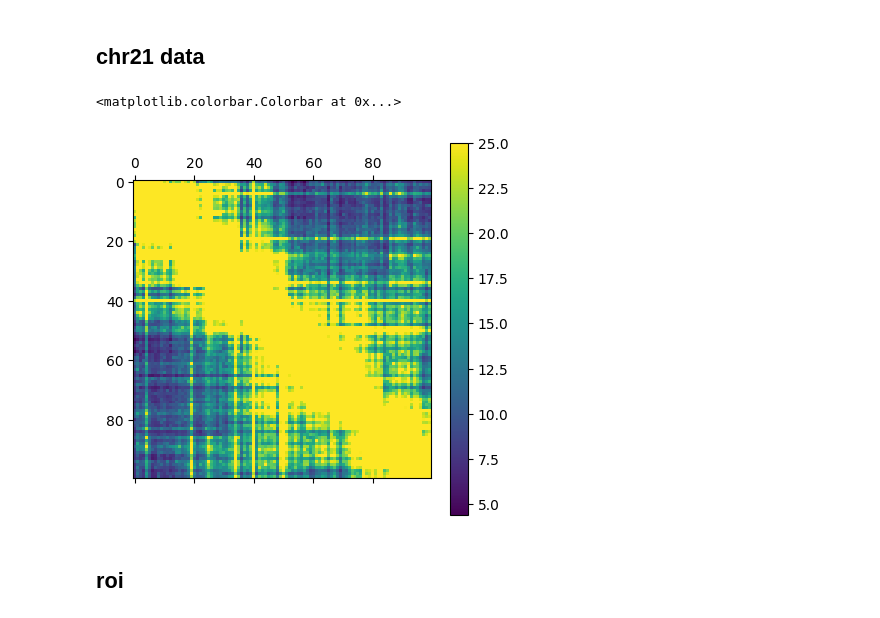
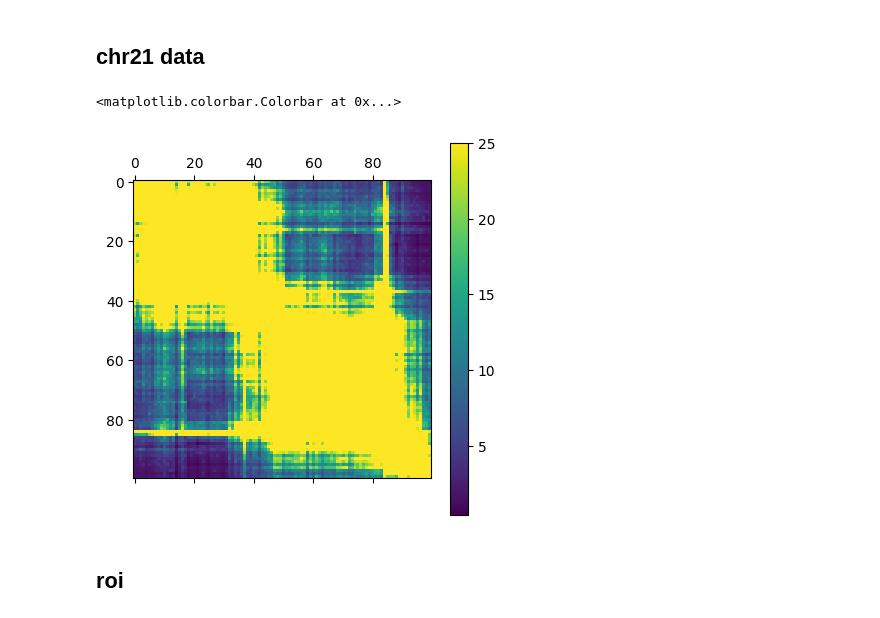
Before and after one commit to amulyagarimella/fast-sequencing-AI-imputation, a Jupyter notebook: notebooks/run_hicnn2.ipynb, the cells around one changed output. Saved outputs shown, nothing was run; the diff lists cells and outputs as text; code cells hidden in the pictures.

Commit message:
update visualizations

```diff
--- a/notebooks/run_hicnn2.ipynb
+++ b/notebooks/run_hicnn2.ipynb
@@ -59,17 +59,18 @@ for i in range(0, np.shape(orig_matrix_submat)[0]):
 ... (8 outputs left out)
 # %% [markdown]
 ## chr21 data
+# %%
+start = 2900
+size = 100
+end = start + size
 # %%
 prediction_full = np.load("/Users/amulyagarimella/Documents/2241finalproject/outputs/imputed/HiCNN2/full/2025-05-05_20-05-06/21_predicted_hic.npy")
 # %%
-start = 3000
-size = 100
-end = start + size
-plt.matshow(prediction_full[start:end, start:end], vmax=25)
+plt.matshow(prediction_full[start:start+size, start:start+size], vmax=25)
 plt.colorbar()
 # %% [output]
 <matplotlib.colorbar.Colorbar at 0x...>
-[figure, old version]
+[figure, new version]
 # %% [markdown]
 ## roi
 # %% [markdown]
```
Also changed, not shown: parts of 6 cells of this notebook.
